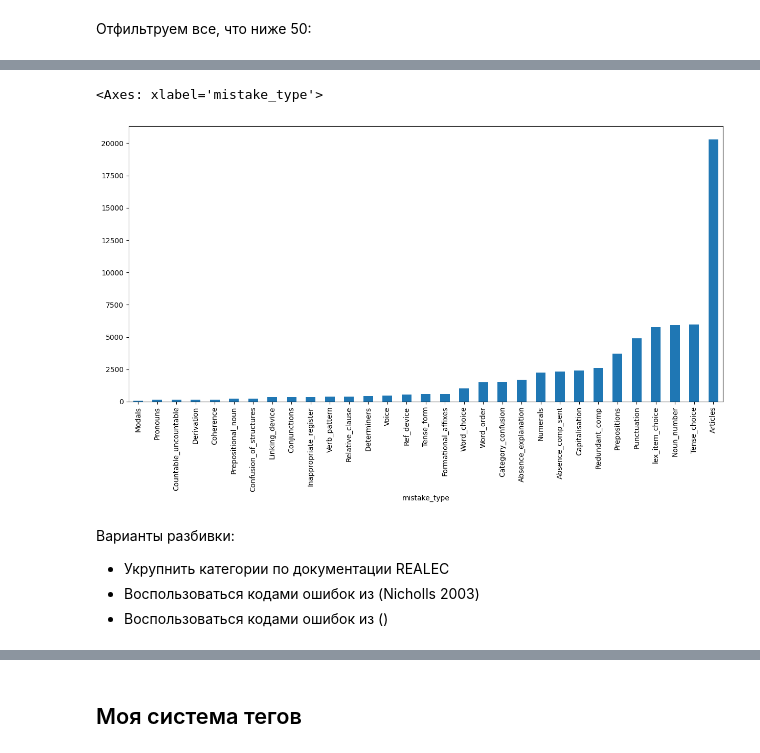
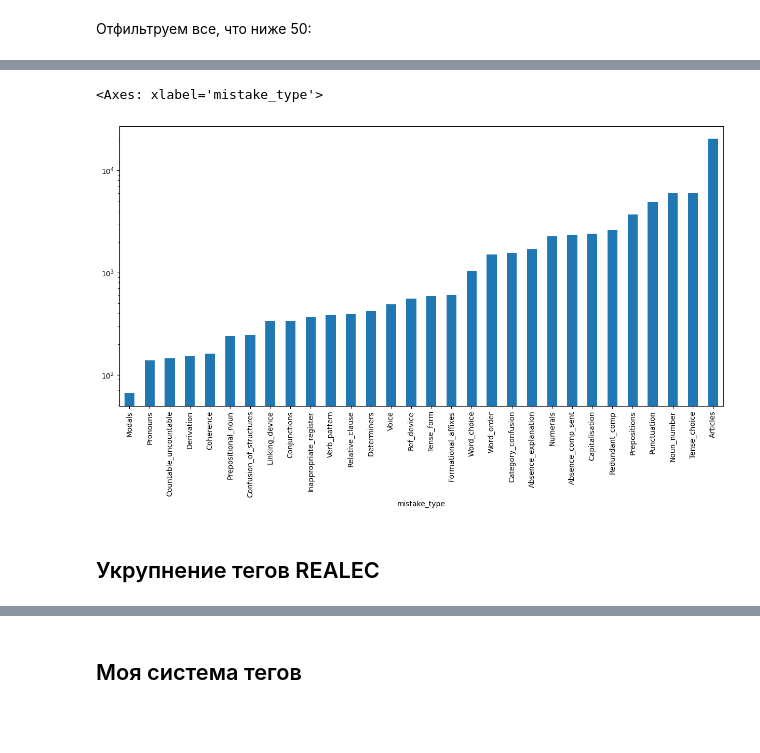
Before and after one commit to harlamovads/GD_correction_diploma, a Jupyter notebook: data_preparation/error_grouping.ipynb, the cells around one changed output, grey strips where cells are left out. Saved outputs shown, nothing was run; the diff lists cells and outputs as text; code cells hidden in the pictures; blank space fills up the shorter version.

```diff
--- a/data_preparation/error_grouping.ipynb
+++ b/data_preparation/error_grouping.ipynb
@@ -134,7 +140,6 @@ mistakes_filtered = mistakes_use[mistakes_use['mistake_type'].isin(['Punctuation
                                                                     'Parallel_construction',
                                                                     'Confusion_of_structures',
                                                                     'Word_choice',
-                                                                    'lex_item_choice',
                                                                     'Derivation',
                                                                     'Category_confusion',
                                                                     'Formational_affixes',
@@ -205,17 +216,14 @@ mistakes_filtered_2 = mistakes_filtered[-mistakes_filtered['mistake_type'].isin(
 mistakes_filtered_2.reset_index(inplace=True)
 # %%
 plt.figure(figsize=(15, 7))
-mistakes_filtered_2.groupby('mistake_type').size().sort_values().plot(kind='bar')
+mistakes_filtered_2.groupby('mistake_type').size().sort_values().plot(kind='bar', logy=True)
 # %% [output]
 <Axes: xlabel='mistake_type'>
-[figure, old version]
+[figure, new version]
 # %%
 mistakes_filtered_2.to_csv('/home/zlovoblachko/diploma/Filtered_orig_tags.tsv', sep='\t', encoding='utf-8', index=False)
-# %% [markdown]
-Варианты разбивки:
- - Укрупнить категории по документации REALEC
- - Воспользоваться кодами ошибок из (Nicholls 2003)
- - Воспользоваться кодами ошибок из ()
+# %% [markdown]
+## Укрупнение тегов REALEC
 # %%
 mistakes_filtered_2['bigger_code'] = ['Grammar' if x in['Modals',
                                                         'Pronouns',
```
Also changed, not shown: parts of 30 cells of this notebook, 2 other files.
